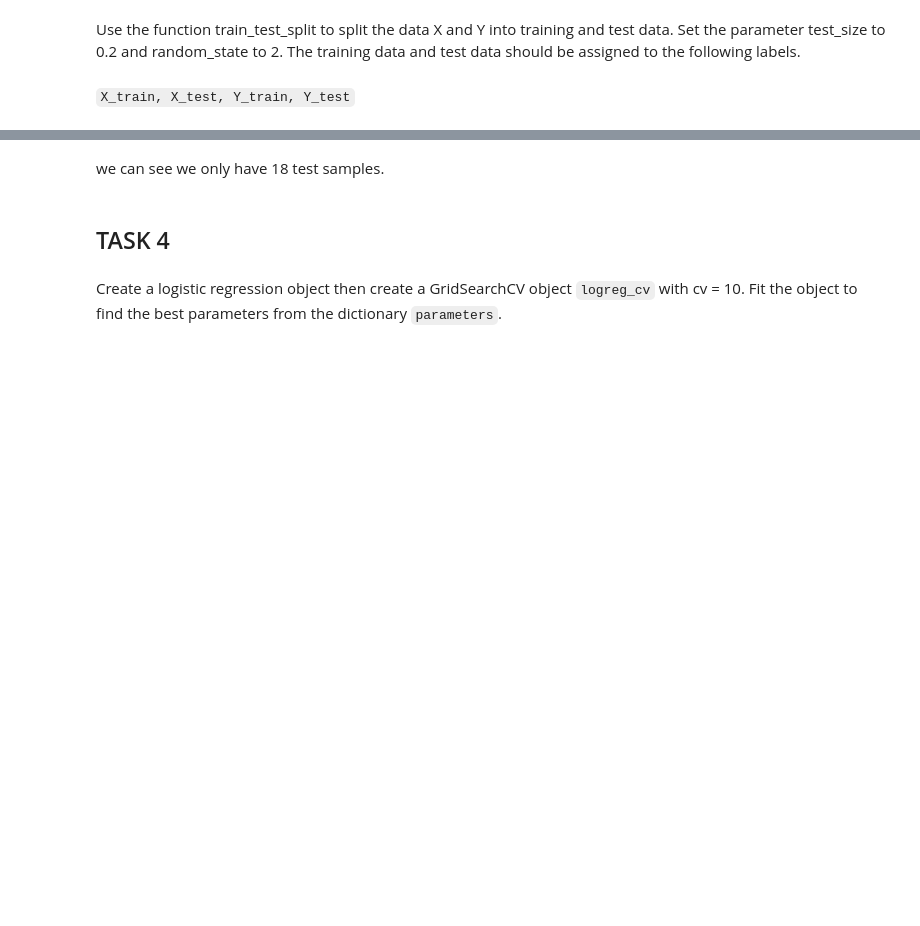
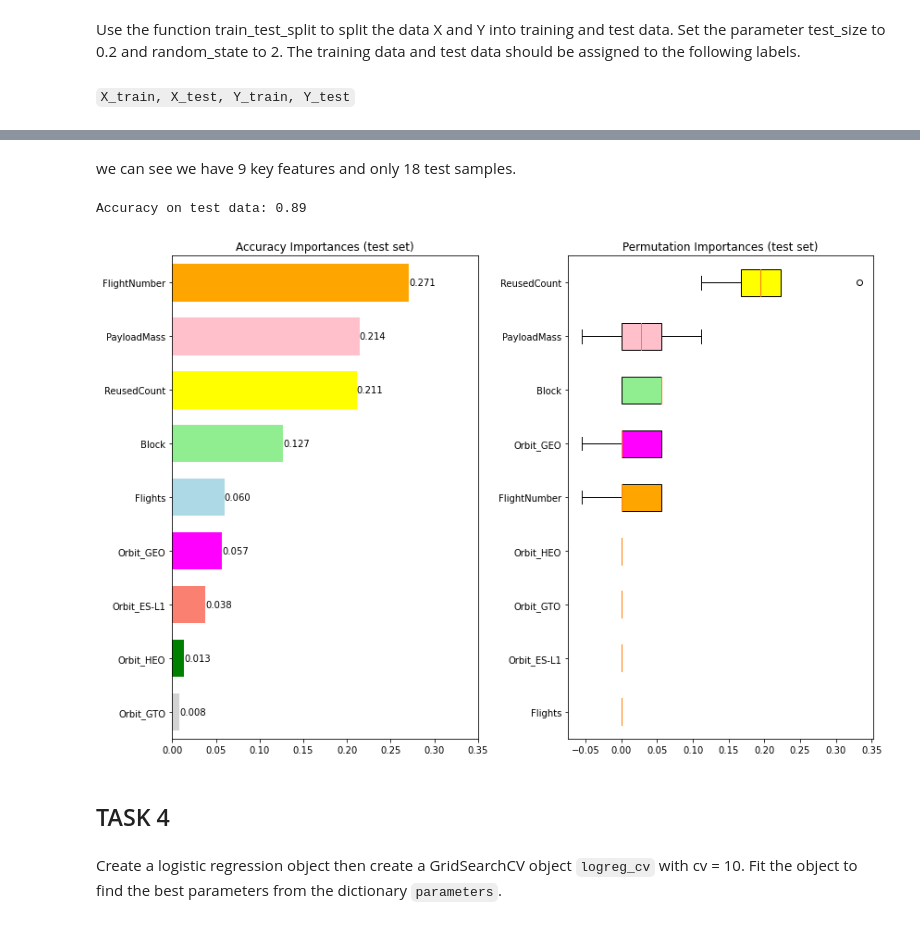
Before and after one commit to mattjcaron/Applied-Data-Science-Capstone, a Jupyter notebook: Machine Learning Prediction lab.ipynb, the cells around one changed output, grey strips where cells are left out. Saved outputs shown, nothing was run; the diff lists cells and outputs as text; code cells hidden in the pictures; blank space fills up the shorter version.

```diff
--- a/Machine Learning Prediction lab.ipynb
+++ b/Machine Learning Prediction lab.ipynb
@@ -154,5 +177,60 @@ X.shape,Y.shape,X_train.shape,Y_train.shape, X_test.shape,Y_test.shape
 # %% [markdown]
-we can see we only have 18 test samples.
+we can see we have 9 key features and only 18 test samples.
+# %%
+# Showing the key features importance for accuracy and permutation (see reference sklearn website)
+from sklearn.ensemble import RandomForestClassifier
+from sklearn.inspection import permutation_importance
+
+clf = RandomForestClassifier(n_estimators=100, random_state=42)
+clf.fit(X_train, Y_train)
+print("Accuracy on test data: {:.2f}".format(clf.score(X_test, Y_test)))
+
+
+result = permutation_importance(clf, X_test, Y_test, n_repeats=10, random_state=42)
+perm_sorted_idx = result.importances_mean.argsort()
+feature_perm_sort=[ ]
+for i in perm_sorted_idx: feature_perm_sort.append (fn[i])
+
+tree_importance_sorted_idx = np.argsort(clf.feature_importances_)
+feature_tree_sort=[]
+for i in tree_importance_sorted_idx: feature_tree_sort.append (fn[i])
+tree_indices = np.arange(0, len(clf.feature_importances_)) + 0.5
+
+color_number={0:'orange', 1:'pink', 2:'lightblue', 3:'lightgreen', 4:'yellow', 5:'salmon', 6:'magenta', 7:'lightgrey', 8:'green', 9:'cyan'}
+tree_colors= []
+for number in tree_importance_sorted_idx:
+    tree_colors.append(color_number[number]),
+perm_colors= []
+for number in perm_sorted_idx:
+    perm_colors.append(color_number[number]),
+
+fig, (ax1, ax2) = plt.subplots(1, 2, figsize=(12, 8))
+hbars = ax1.barh(tree_indices, clf.feature_importances_[tree_importance_sorted_idx], height= 0.7, color= tree_colors)
+ax1.set_yticks(tree_indices)
+ax1.set_yticklabels(feature_tree_sort)
+ax1.set_ylim((0, len(clf.feature_importances_)))
+# Label with specially formatted floats
+ax1.bar_label(hbars, fmt='%.3f')
+ax1.set_xlim(0, .35)
+ax1.set_title("Accuracy Importances (test set)")
+
+bplot= ax2.boxplot(
+    result.importances[perm_sorted_idx].T,
+    vert=False,
+    labels= feature_perm_sort,
+    patch_artist=True,
+)
+ax2.set_title("Permutation Importances (test set)")
+
+for patch, color in zip(bplot['boxes'], perm_colors):
+        patch.set_facecolor(color)
+
+fig.tight_layout()
+plt.show()
+fs= tree_indices - 0.5
+# %% [output]
+Accuracy on test data: 0.89
+[figure, added]
 # %% [markdown]
 ## TASK  4
 # %% [markdown]
```
Also changed, not shown: parts of 31 cells of this notebook.
